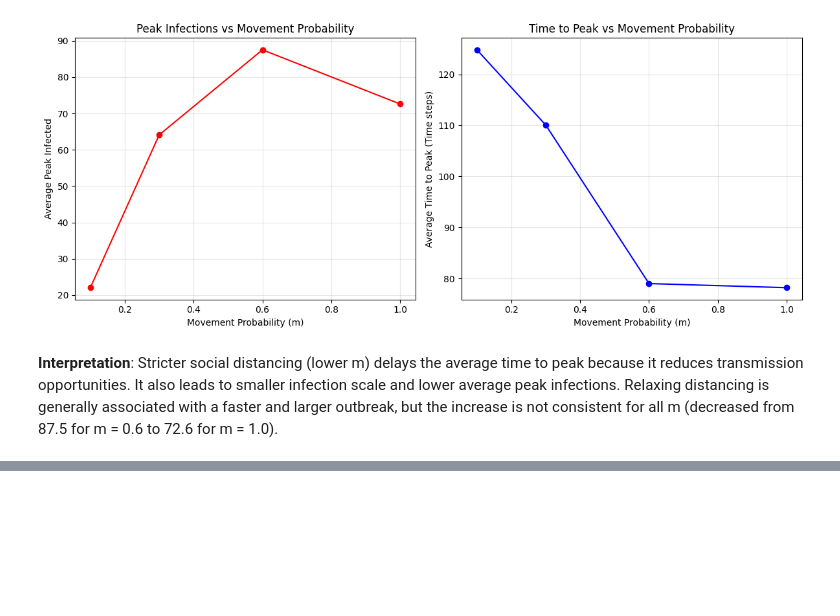
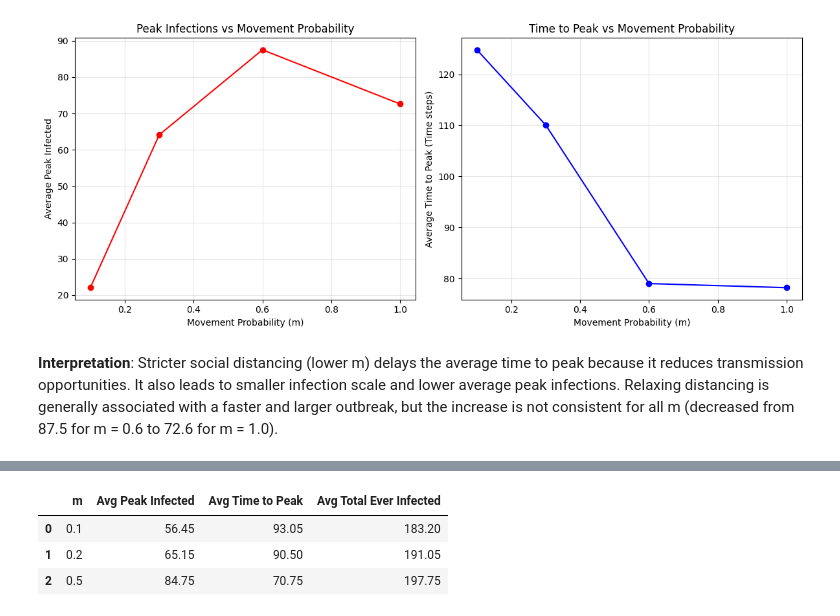
Before and after one commit to JIESIMIN/BMI500_Lecture7HW, a Jupyter notebook: Question2.ipynb, the cells around one changed output, grey strips where cells are left out. Cells and saved outputs as stored; diff of their text form; code cells hidden in the pictures; blank space fills up the shorter version.

```diff
--- a/Question2.ipynb
+++ b/Question2.ipynb
@@ -473,0 +576,26 @@ plt.show()
+# %%
+summary = []
+
+for m, runs in results_quarantine.items():
+
+    infected = runs[:, :, 1]
+
+    peaks = infected.max(axis=1)
+    peak_times = infected.argmax(axis=1)
+    total_infected = runs[:, -1, 1] + runs[:, -1, 2]
+
+    summary.append({
+        'm': m,
+        'Avg Peak Infected': peaks.mean(),
+        'Avg Time to Peak': peak_times.mean(),
+        'Avg Total Ever Infected': total_infected.mean()
+    })
+
+df_quarantine = pd.DataFrame(summary)
+
+display(df_quarantine)
+# %% [output]
+|  | m | Avg Peak Infected | Avg Time to Peak | Avg Total Ever Infected |
+| 0 | 0.1 | 56.45 | 93.05 | 183.20 |
+| 1 | 0.2 | 65.15 | 90.50 | 191.05 |
+| 2 | 0.5 | 84.75 | 70.75 | 197.75 |
```
Also changed, not shown: parts of 9 cells of this notebook, 3 other files.
